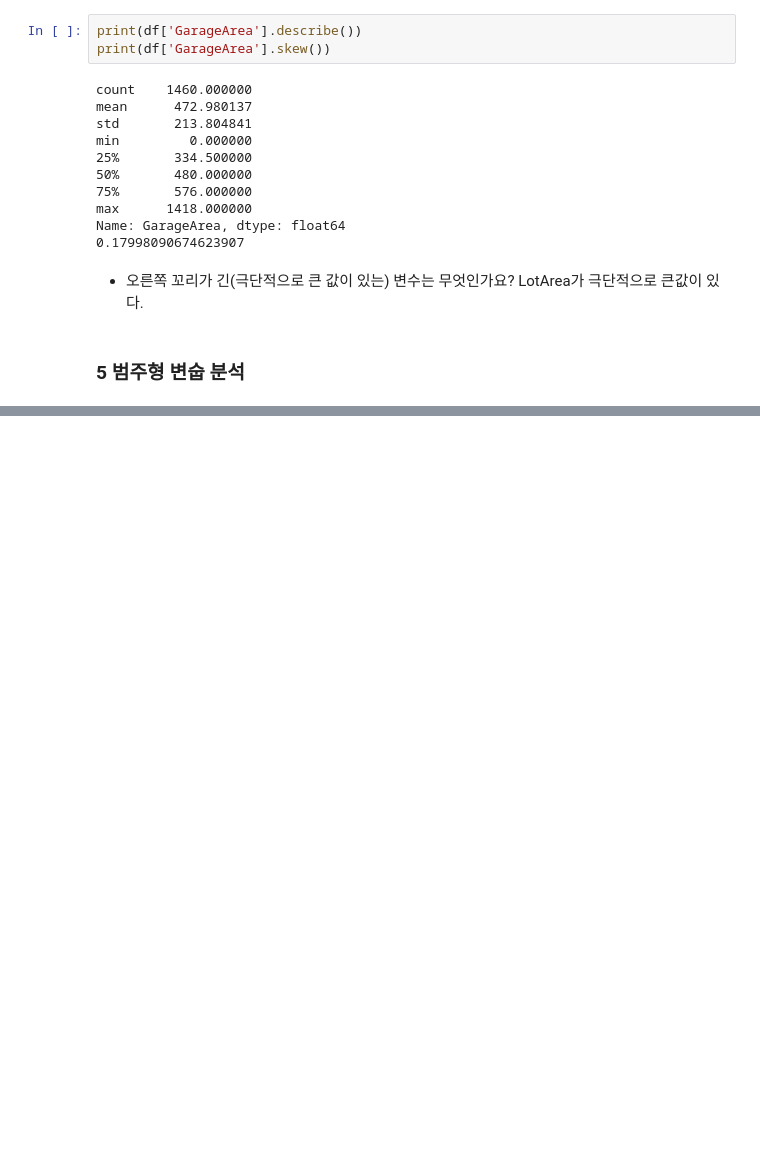
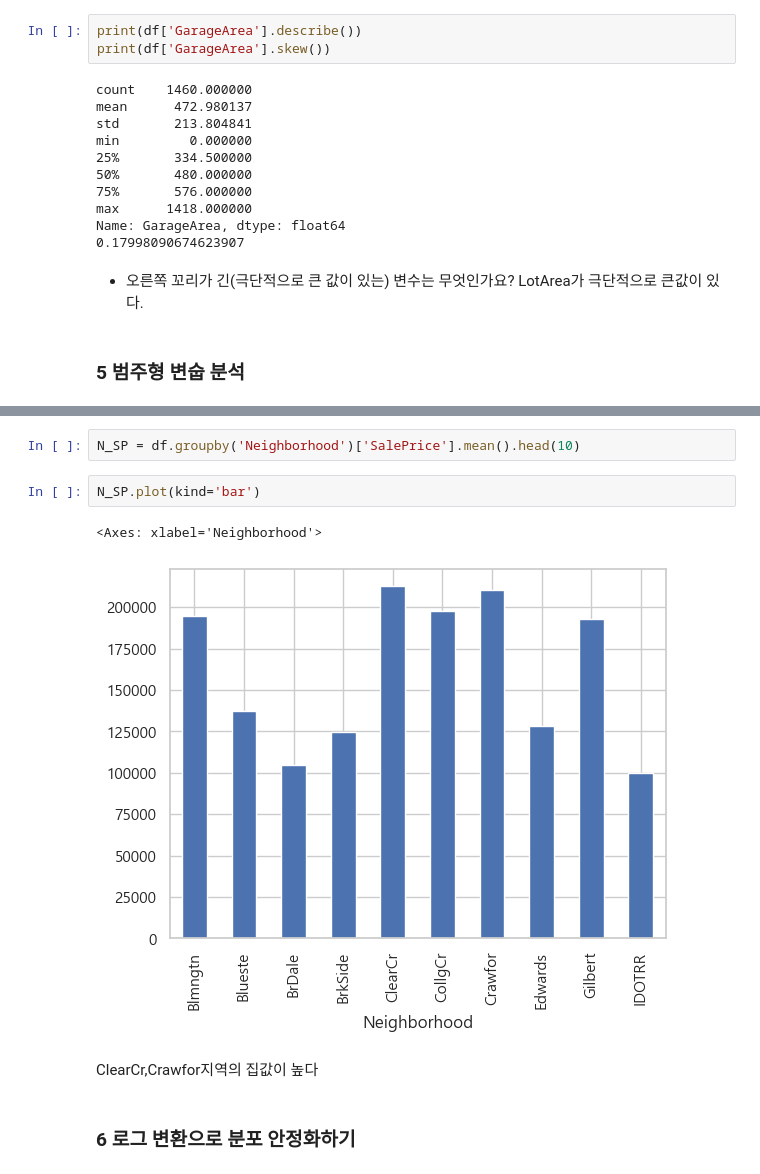
Before and after one commit to ShinJooHyeop/fintech3, a Jupyter notebook: 06machin_learning/numpy06EDA_탐색적데이버분석_연습문제.ipynb, the cells around one changed output, grey strips where cells are left out. Cells and saved outputs as stored; diff of their text form; blank space fills up the shorter version.

```diff
--- a/06machin_learning/numpy06EDA_탐색적데이버분석_연습문제.ipynb
+++ b/06machin_learning/numpy06EDA_탐색적데이버분석_연습문제.ipynb
@@ -184,0 +205,11 @@ LotArea가 극단적으로 큰값이 있다.
+# %%
+N_SP = df.groupby('Neighborhood')['SalePrice'].mean().head(10)
+# %%
+N_SP.plot(kind='bar')
+# %% [output]
+<Axes: xlabel='Neighborhood'>
+[figure, added]
+# %% [markdown]
+ClearCr,Crawfor지역의 집값이 높다
+# %% [markdown]
+### 6 로그 변환으로 분포 안정화하기
```
Also changed, not shown: parts of 12 cells of this notebook, 3 other files.
